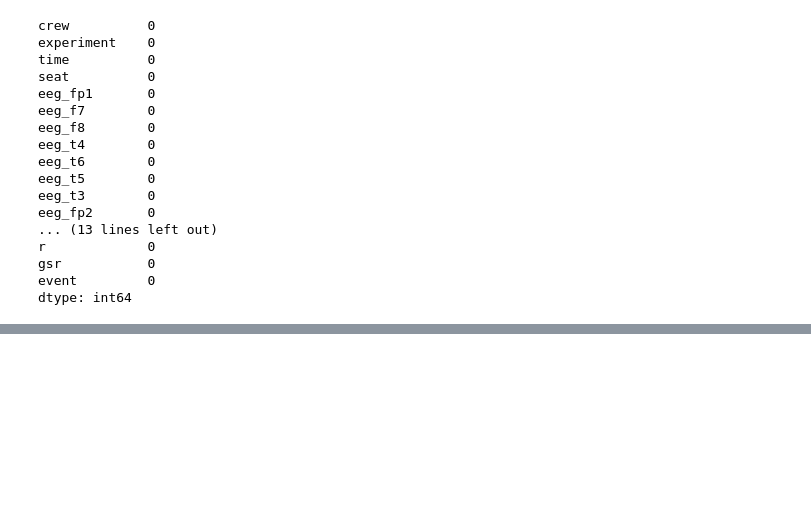
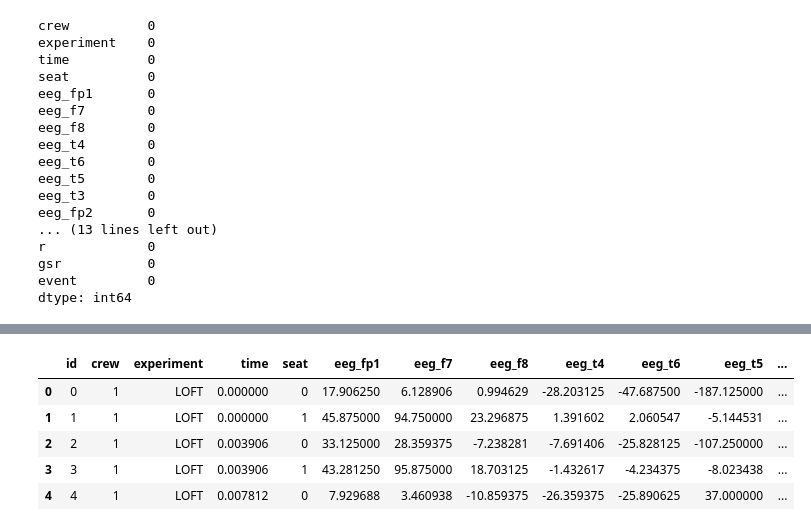
Before and after one commit to joaopamaral/tcc_puc_cdbd, a Jupyter notebook: EDA_TCC.ipynb, the cells around one changed output, grey strips where cells are left out. Cells and saved outputs as stored; diff of their text form; code cells hidden in the pictures; blank space fills up the shorter version.

```diff
--- a/EDA_TCC.ipynb
+++ b/EDA_TCC.ipynb
@@ -168,0 +168,22 @@ train_ds.set_index(['crew', 'seat', 'experiment']).plot().head()
+# %%
+coluns_types = {
+    'crew': 'category',
+    'experiment': 'category',
+    'seat': 'category',
+    'event': 'category',
+    'id': np.int16
+}
+
+test_df = pd.read_csv('test.csv.zip', dtype = coluns_types)
+
+float64_columns = test_df.select_dtypes(np.float64).columns
+test_df[float64_columns] = test_df[float64_columns].astype(np.float16)
+# %%
+test_df.head()
+# %% [output]
+|  | id | crew | experiment | time | seat | eeg_fp1 | eeg_f7 | eeg_f8 | eeg_t4 | eeg_t6 | eeg_t5 | ... |
+| 0 | 0 | 1 | LOFT | 0.000000 | 0 | 17.906250 | 6.128906 | 0.994629 | -28.203125 | -47.687500 | -187.125000 | ... |
+| 1 | 1 | 1 | LOFT | 0.000000 | 1 | 45.875000 | 94.750000 | 23.296875 | 1.391602 | 2.060547 | -5.144531 | ... |
+| 2 | 2 | 1 | LOFT | 0.003906 | 0 | 33.125000 | 28.359375 | -7.238281 | -7.691406 | -25.828125 | -107.250000 | ... |
+| 3 | 3 | 1 | LOFT | 0.003906 | 1 | 43.281250 | 95.875000 | 18.703125 | -1.432617 | -4.234375 | -8.023438 | ... |
+| 4 | 4 | 1 | LOFT | 0.007812 | 0 | 7.929688 | 3.460938 | -10.859375 | -26.359375 | -25.890625 | 37.000000 | ... |
```
Also changed, not shown: parts of 17 cells of this notebook.
